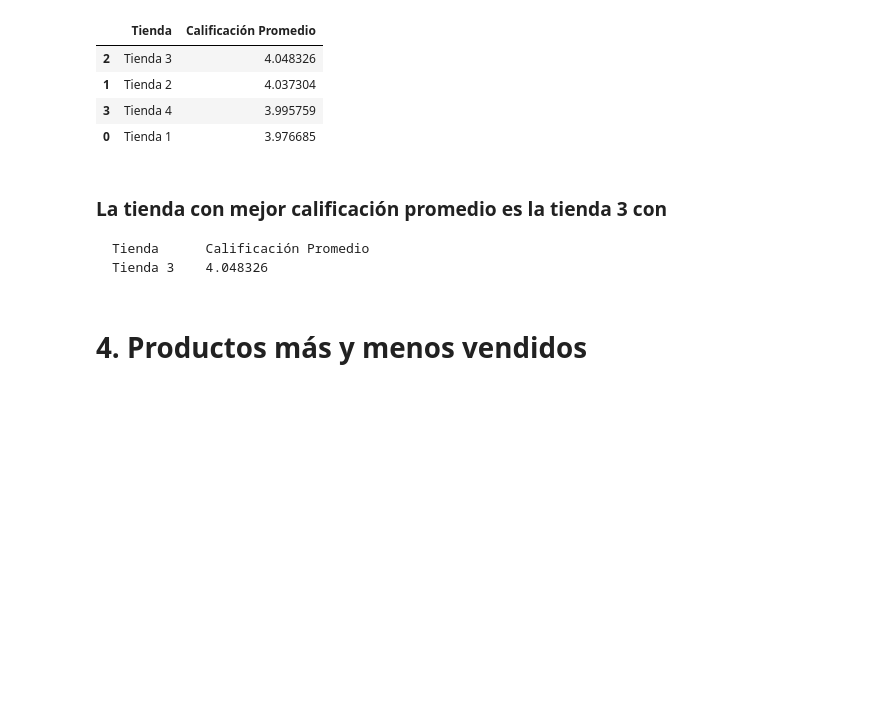
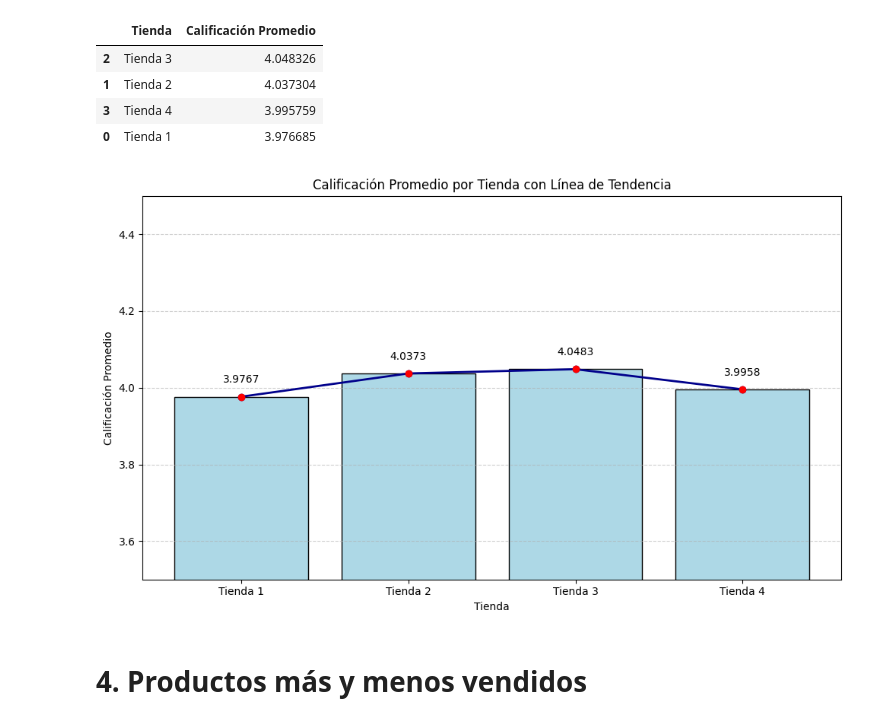
Before and after one commit to Brayan8Ch/challenge1-data-science-latam_alura, a Jupyter notebook: AluraStoreLatam.ipynb, the cells around one changed output. Drawn from its saved outputs; the diff is of its cells as text; code cells hidden in the pictures; blank space fills up the shorter version.

````diff
--- a/AluraStoreLatam.ipynb
+++ b/AluraStoreLatam.ipynb
@@ -111,13 +124,34 @@ df_cal_avg.sort_values('Calificación Promedio', ascending=False)
 | 1 | Tienda 2 | 4.037304 |
 | 3 | Tienda 4 | 3.995759 |
 | 0 | Tienda 1 | 3.976685 |
-# %% [markdown]
-### La tienda con mejor calificación promedio es la tienda 3 con
-
-```
-Tienda      Calificación Promedio
-Tienda 3	4.048326
-```
+# %%
+tiendas = df_cal_avg['Tienda']
+calificaciones = df_cal_avg['Calificación Promedio']
+
+plt.figure(figsize=(10, 6))
+
+# 1. Barras
+bars = plt.bar(tiendas, calificaciones, color='lightblue', edgecolor='black')
+
+# 2. Línea conectando los puntos
+plt.plot(tiendas, calificaciones, color='darkblue', marker='o', linestyle='-', linewidth=2)
+
+# 3. Puntos y etiquetas
+for i, valor in enumerate(calificaciones):
+    plt.plot(tiendas[i], valor, 'o', color='red')  # punto rojo sobre cada barra
+    plt.text(tiendas[i], valor + 0.03, f'{valor:.4f}', ha='center', va='bottom', fontsize=10)
+
+# 4. Estética
+plt.ylim(3.5, 4.5)  # ajusta según tus valores
+plt.title('Calificación Promedio por Tienda con Línea de Tendencia')
+plt.xlabel('Tienda')
+plt.ylabel('Calificación Promedio')
+plt.grid(axis='y', linestyle='--', alpha=0.6)
+plt.tight_layout()
+
+plt.show()
+# %% [output]
+[figure, added]
 # %% [markdown]
 # 4. Productos más y menos vendidos
 # %%
````
Also changed, not shown: parts of 9 cells of this notebook.
